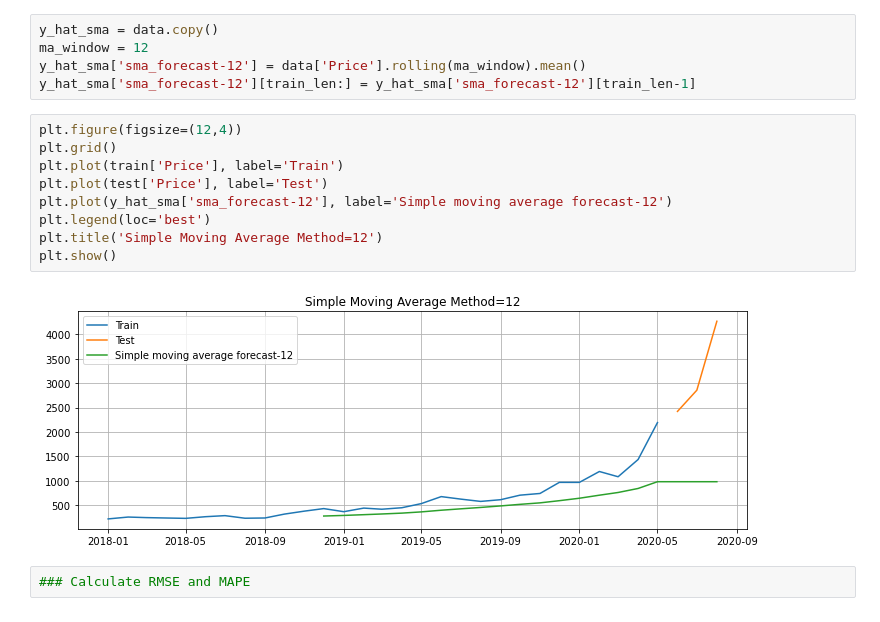
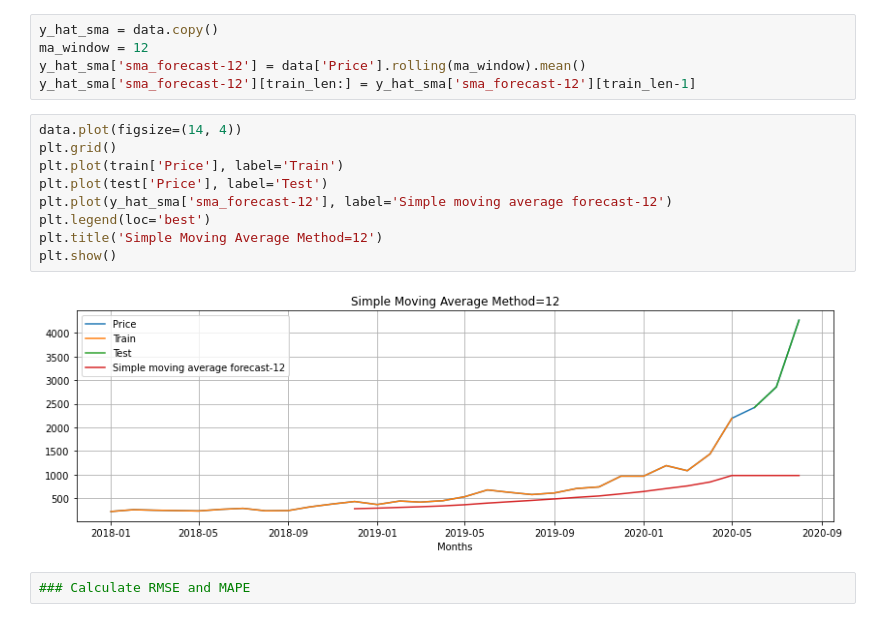
Before and after one commit to AnuragA22/Bitcoin-Price-Prediction, a Jupyter notebook: Time Series Bitcoin.ipynb, the cells around one changed output. Cells and saved outputs as stored; diff of their text form.

```diff
--- a/Time Series Bitcoin.ipynb
+++ b/Time Series Bitcoin.ipynb
@@ -155,16 +138,16 @@ ma_window = 12
 y_hat_sma['sma_forecast-12'] = data['Price'].rolling(ma_window).mean()
 y_hat_sma['sma_forecast-12'][train_len:] = y_hat_sma['sma_forecast-12'][train_len-1]
 # %%
-plt.figure(figsize=(12,4))
+data.plot(figsize=(14, 4))
 plt.grid()
 plt.plot(train['Price'], label='Train')
 plt.plot(test['Price'], label='Test')
 plt.plot(y_hat_sma['sma_forecast-12'], label='Simple moving average forecast-12')
 plt.legend(loc='best')
 plt.title('Simple Moving Average Method=12')
 plt.show()
 # %% [output]
-[figure, old version]
+[figure, new version]
 # %%
 ### Calculate RMSE and MAPE
 # %%
```
Also changed, not shown: parts of 13 cells of this notebook.
